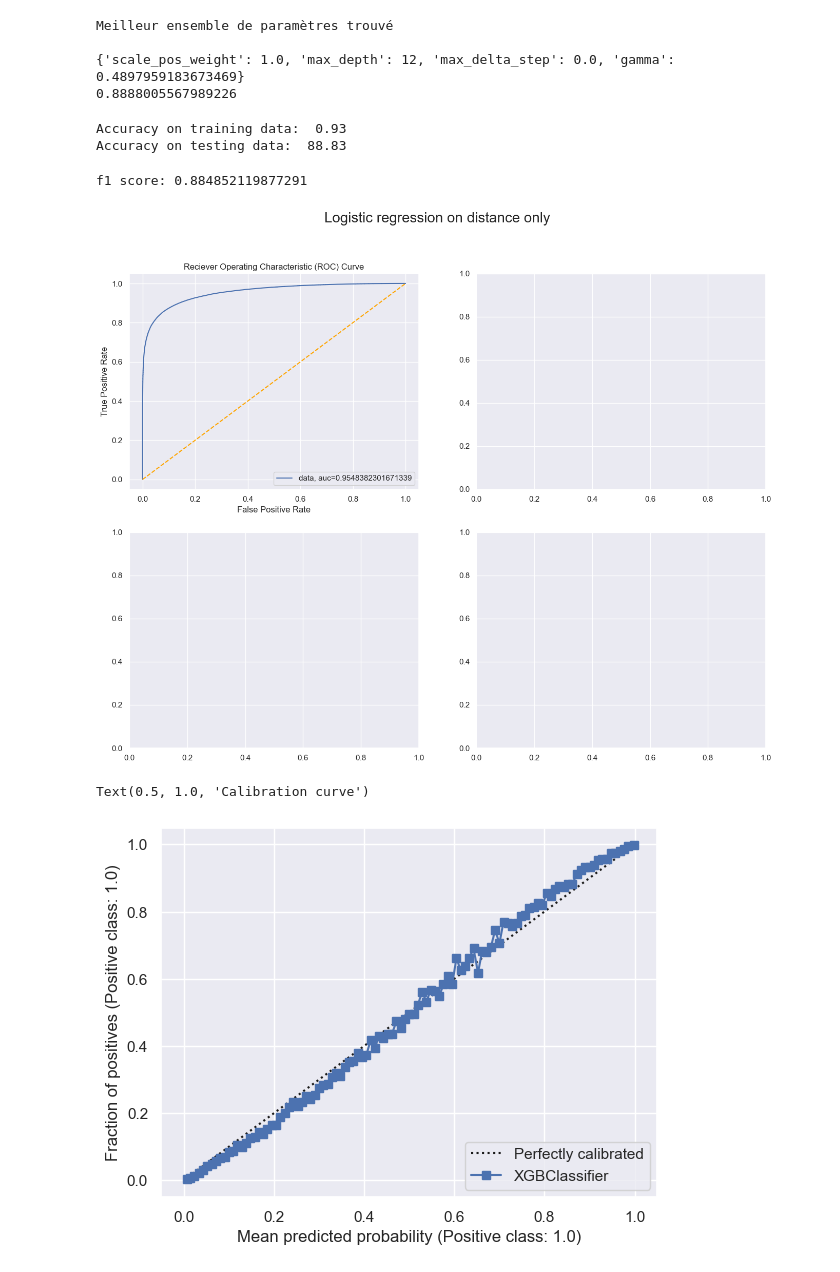
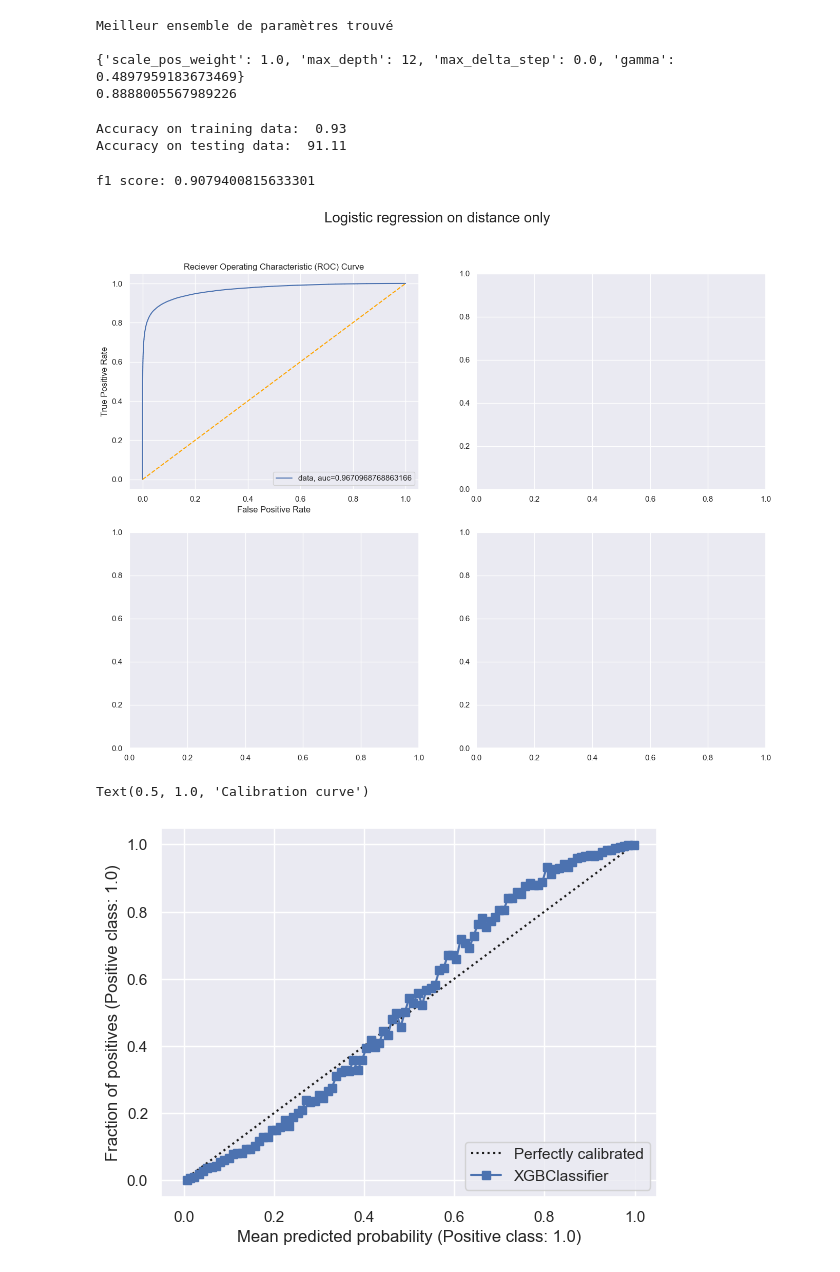
Before and after one commit to anw1998/MMD6020_Final_Project, a Jupyter notebook: notebooks/test_xgb.ipynb, the cells around one changed output. Drawn from its saved outputs; the diff is of its cells as text; code cells hidden in the pictures.

```diff
--- a/notebooks/test_xgb.ipynb
+++ b/notebooks/test_xgb.ipynb
@@ -42,0 +40,5 @@ X_train.shape, X_val.shape, X_test.shape
+# %%
+from sklearn.model_selection import train_test_split
+X_train, X_test, y_train, y_test = train_test_split(X,y,test_size=0.1, stratify=y, random_state=42)
+
+X_train.shape, X_val.shape, X_test.shape
@@ -64,7 +67,7 @@ tuned_parameters = {
 
 
 grid_search = RandomizedSearchCV(
-    xgb.XGBClassifier(tree_method="gpu_hist"), tuned_parameters, n_iter=150, scoring='f1_macro', cv=5,
+    xgb.XGBClassifier(tree_method="gpu_hist"), tuned_parameters, n_iter=150, scoring='roc_auc', cv=5,
 )
 grid_search.fit(X_train, y_train);
 print('Finished!')
@@ -103,17 +106,17 @@ classi = xgb.XGBClassifier(tree_method="gpu_hist", scale_pos_weight = 1, max_dep
 # Fit the model using predictor X and response y.
 model_xgb = classi.fit(X_train, y_train)
 print('Accuracy on training data: ', round(model_xgb.score(X_train,y_train),2))
-result_xgb = model_xgb.score(X_test,y_test)
+result_xgb = model_xgb.score(X_val,y_val)
 print('Accuracy on testing data: ', round(result_xgb*100,2))
 # %% [output]
 Accuracy on training data:  0.93
-Accuracy on testing data:  88.83
+Accuracy on testing data:  91.11
 # %%
 sns.set_style("darkgrid")
 fig, axes = plt.subplots(nrows=2,ncols=2, figsize=(16,12))
-y_pred_proba = model_xgb.predict_proba(X_test)[::,1]
-fpr, tpr, _ = metrics.roc_curve(y_test,  y_pred_proba)
-auc = metrics.roc_auc_score(y_test, y_pred_proba)
+y_pred_proba = model_xgb.predict_proba(X_val)[::,1]
+fpr, tpr, _ = metrics.roc_curve(y_val,  y_pred_proba)
+auc = metrics.roc_auc_score(y_val, y_pred_proba)
 axes[0,0].plot(fpr,tpr,label="data, auc="+str(auc))
 axes[0,0].plot([0,1],[0,1],color='orange',linestyle='--')
 axes[0,0].set_xlabel('False Positive Rate')
@@ -121,19 +124,19 @@ axes[0,0].set_ylabel('True Positive Rate')
 axes[0,0].set_title('Reciever Operating Characteristic (ROC) Curve')
 axes[0,0].legend(loc=4)
 fig.suptitle("Logistic regression on distance only", fontsize = 20)
-f1 = metrics.f1_score(y_test, model_xgb.predict(X_test))
+f1 = metrics.f1_score(y_val, model_xgb.predict(X_val))
 print(f"f1 score: {f1}")
 # %% [output]
-f1 score: 0.884852119877291
+f1 score: 0.9079400815633301
-[figure, old version]
+[figure, new version]
 # %%
 from sklearn.calibration import CalibrationDisplay
-disp_test = CalibrationDisplay.from_estimator(model_xgb,X_test, y_test, n_bins = 105)
+disp_test = CalibrationDisplay.from_estimator(model_xgb,X_val, y_val, n_bins = 105)
 disp_test.plot(ax=axes[1,1])
 axes[1,1].set_title("Calibration curve")
 # %% [output]
 Text(0.5, 1.0, 'Calibration curve')
-[figure, old version]
+[figure, new version]
 # %%
 fig
 # %% [output]
```
Also changed, not shown: parts of 12 cells of this notebook.
